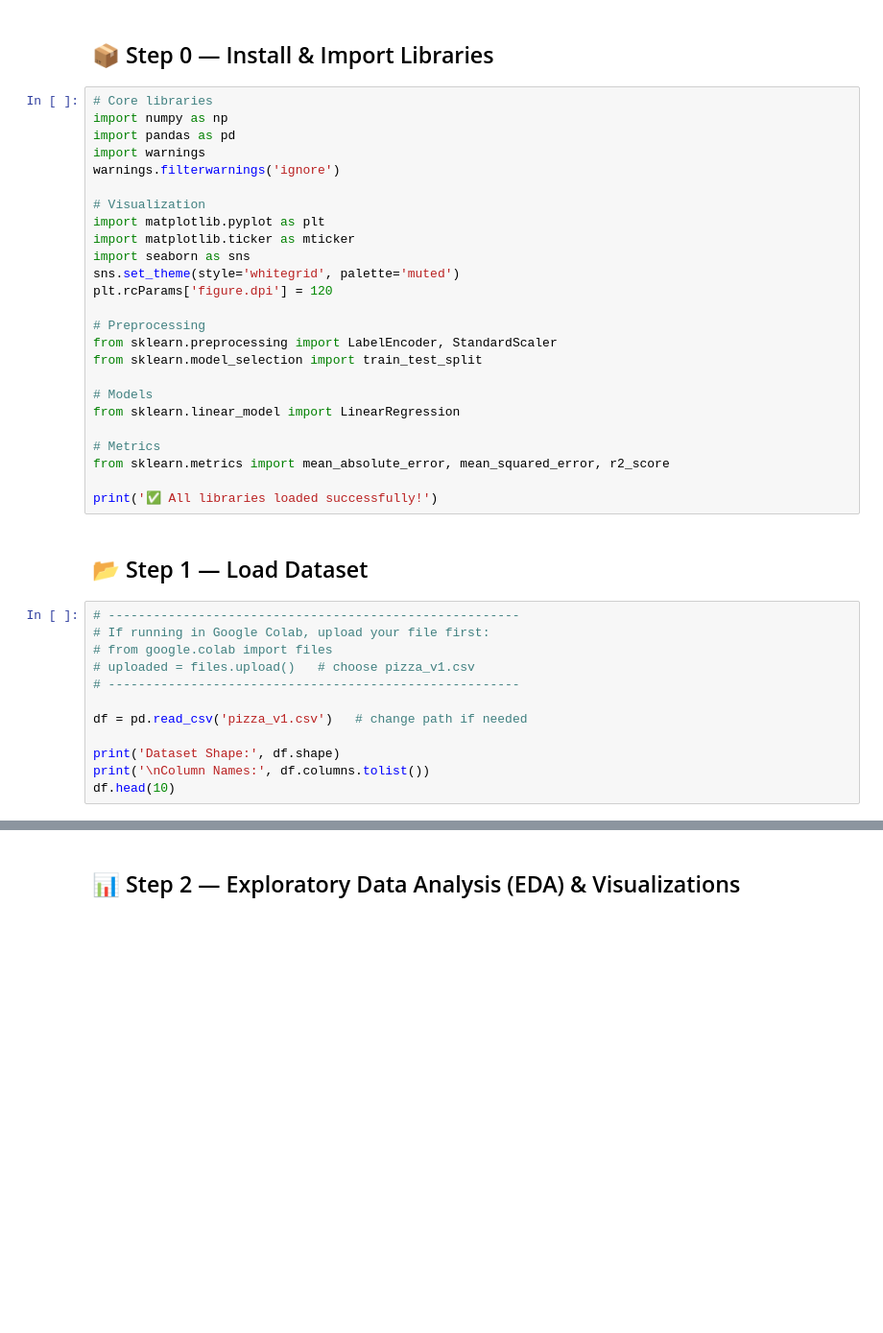
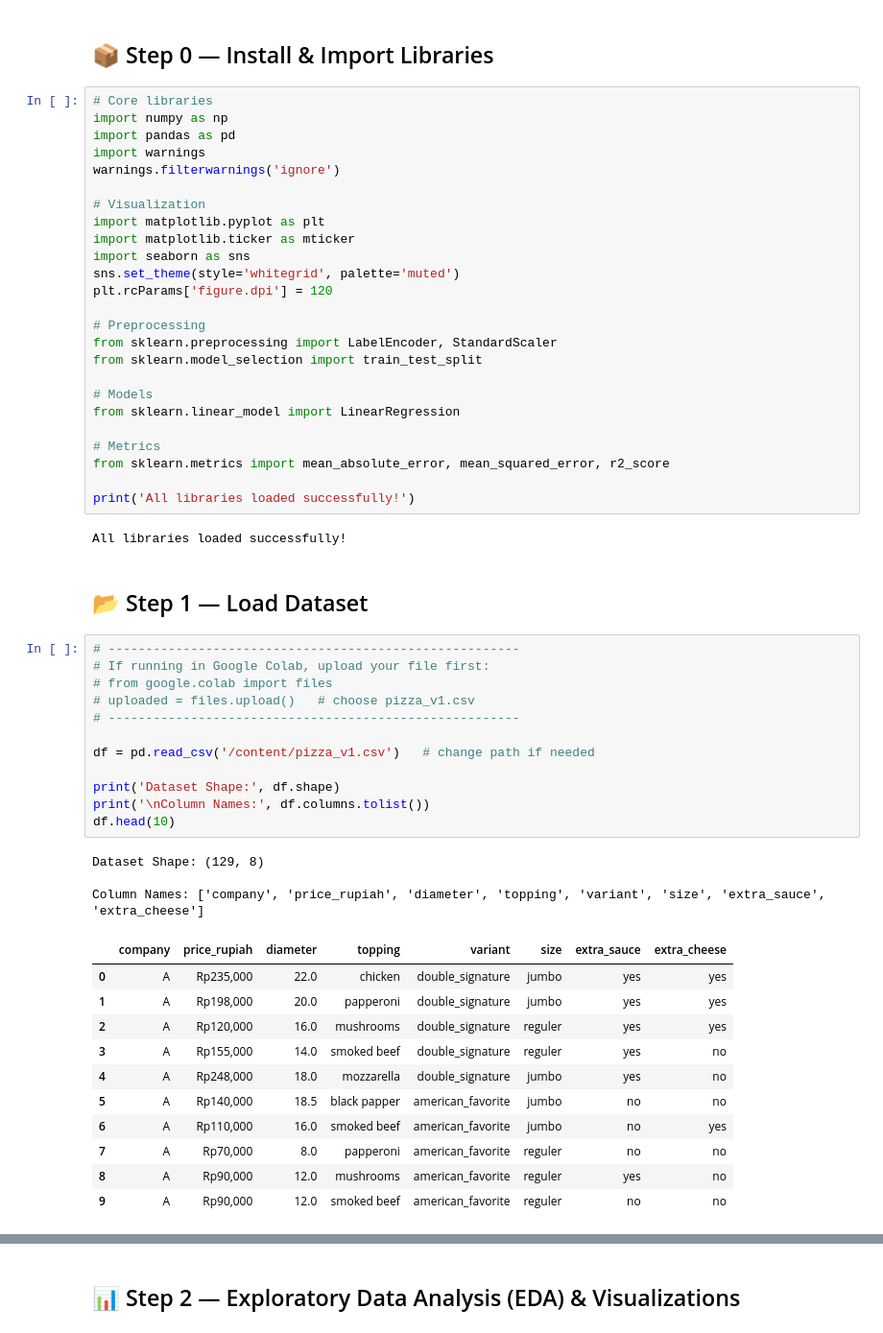
Before and after one commit to arifbin120/Pizza-price-prediction-using-SLRM-MLRM, a Jupyter notebook: pizza_regression_pipeline.ipynb, the cells around one changed output, grey strips where cells are left out. Shown at 96% size. Cells and saved outputs as stored; diff of their text form; blank space fills up the shorter version.

```diff
--- a/pizza_regression_pipeline.ipynb
+++ b/pizza_regression_pipeline.ipynb
@@ -39,21 +41,38 @@ from sklearn.linear_model import LinearRegression
 # Metrics
 from sklearn.metrics import mean_absolute_error, mean_squared_error, r2_score
 
-print('✅ All libraries loaded successfully!')
+print('All libraries loaded successfully!')
+# %% [output]
+All libraries loaded successfully!
 # %% [markdown]
 ## 📂 Step 1 — Load Dataset
 # %%
 # -------------------------------------------------------
 # If running in Google Colab, upload your file first:
 # from google.colab import files
 # uploaded = files.upload()   # choose pizza_v1.csv
 # -------------------------------------------------------
 
-df = pd.read_csv('pizza_v1.csv')   # change path if needed
+df = pd.read_csv('/content/pizza_v1.csv')   # change path if needed
 
 print('Dataset Shape:', df.shape)
 print('\nColumn Names:', df.columns.tolist())
 df.head(10)
+# %% [output]
+Dataset Shape: (129, 8)
+
+Column Names: ['company', 'price_rupiah', 'diameter', 'topping', 'variant', 'size', 'extra_sauce', 'extra_cheese']
+|  | company | price_rupiah | diameter | topping | variant | size | extra_sauce | extra_cheese |
+| 0 | A | Rp235,000 | 22.0 | chicken | double_signature | jumbo | yes | yes |
+| 1 | A | Rp198,000 | 20.0 | papperoni | double_signature | jumbo | yes | yes |
+| 2 | A | Rp120,000 | 16.0 | mushrooms | double_signature | reguler | yes | yes |
+| 3 | A | Rp155,000 | 14.0 | smoked beef | double_signature | reguler | yes | no |
+| 4 | A | Rp248,000 | 18.0 | mozzarella | double_signature | jumbo | yes | no |
+| 5 | A | Rp140,000 | 18.5 | black papper | american_favorite | jumbo | no | no |
+| 6 | A | Rp110,000 | 16.0 | smoked beef | american_favorite | jumbo | no | yes |
+| 7 | A | Rp70,000 | 8.0 | papperoni | american_favorite | reguler | no | no |
+| 8 | A | Rp90,000 | 12.0 | mushrooms | american_favorite | reguler | yes | no |
+| 9 | A | Rp90,000 | 12.0 | smoked beef | american_favorite | reguler | no | no |
 # %%
 print('=== DATASET INFO ===')
 df.info()
```
Also changed, not shown: parts of 23 cells of this notebook.
